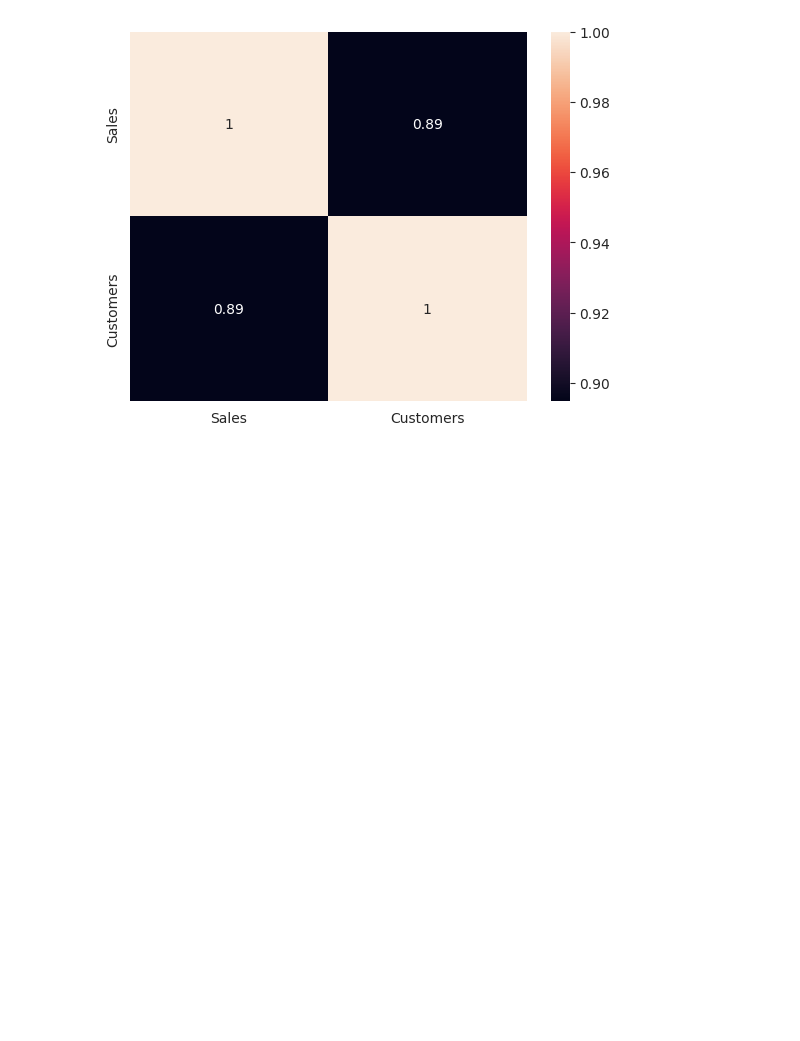
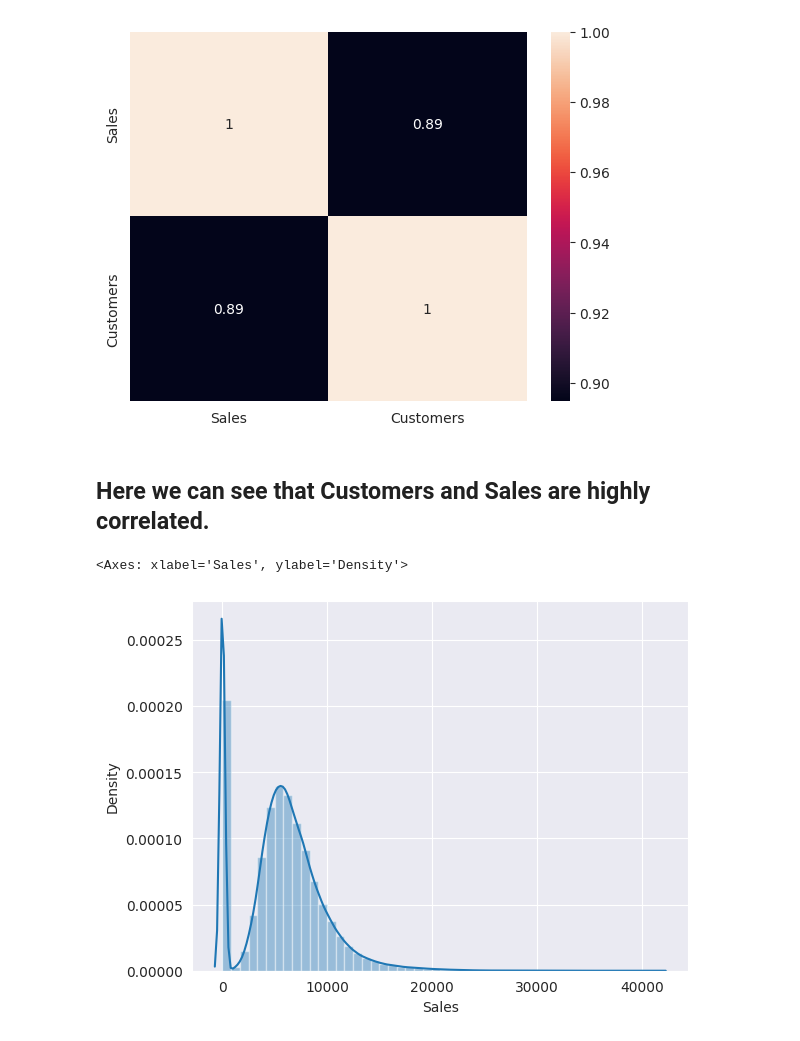
Before and after one commit to RPSahoo219/Regression_Analysis_on_Retail_Sales_Prediction, a Jupyter notebook: Retail_Sales_Prediction.ipynb, the cells around one changed output. Cells and saved outputs as stored; diff of their text form; code cells hidden in the pictures; blank space fills up the shorter version.

```diff
--- a/Retail_Sales_Prediction.ipynb
+++ b/Retail_Sales_Prediction.ipynb
@@ -481,0 +493,8 @@ sns.heatmap(Rossmann_df[['Sales','Customers']].corr(),annot=True)
+# %% [markdown]
+## Here we can see that Customers and Sales are highly correlated.
+# %%
+# Let's check the 'Sales' Column
+sns.distplot(Rossmann_df.Sales)
+# %% [output]
+<Axes: xlabel='Sales', ylabel='Density'>
+[figure, added]
```
Also changed, not shown: parts of 16 cells of this notebook.
